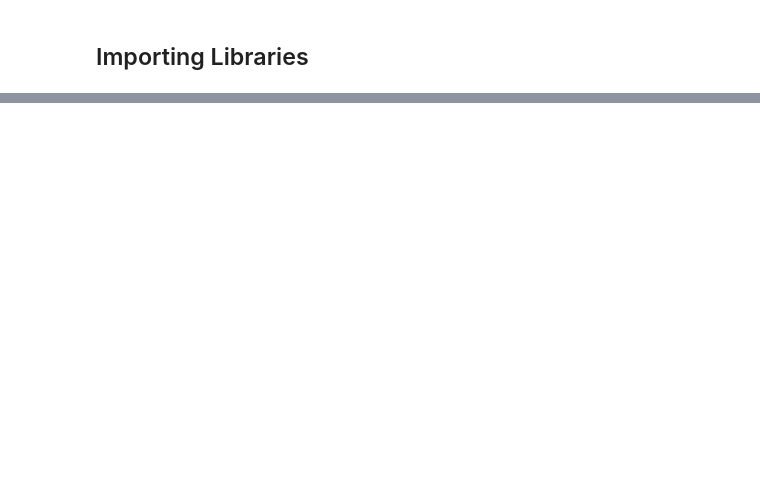
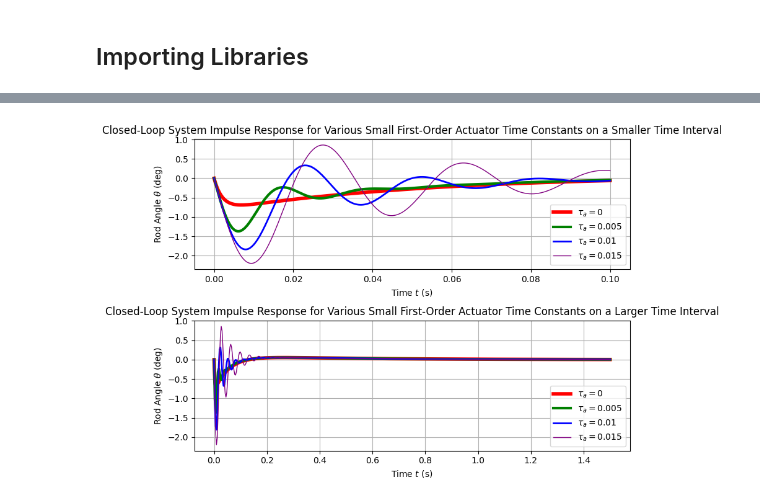
Before and after one commit to ollie3951/ELE2038-Control-Lab, a Jupyter notebook: ELE2038_Lab_Notebook.ipynb, the cells around one changed output, grey strips where cells are left out. Cells and saved outputs as stored; diff of their text form; code cells hidden in the pictures; blank space fills up the shorter version.

```diff
--- a/ELE2038_Lab_Notebook.ipynb
+++ b/ELE2038_Lab_Notebook.ipynb
@@ -27,0 +437,9 @@ Requirement already satisfied: six>=1.5 in /usr/local/lib/python3.11/dist-packag
+# %%
+# Defining PID parameters
+Kp = -1500
+taui = 2
+taud = 0.05
+# defining PID controller transfer function
+Gc = Kp * (1 + taui/s + taud*s)
+# defining the transfer function from D to Theta, Gload
+Gload = ctrl.feedback(Gtheta, (Gs*Gc*Ga))
@@ -27,0 +547,79 @@ Requirement already satisfied: six>=1.5 in /usr/local/lib/python3.11/dist-packag
+# %%
+# defining times to find impulse response at
+ts1 = np.linspace(0, 0.1, 500) # small time plot
+ts2 = np.linspace(0, 1.5, 500) # large time plot
+
+# Create a figure and a set of subplots to show small and large time interval
+fig, (ax1, ax2) = plt.subplots(2, 1, figsize=(8, 6))
+ax1.set_title('Closed-Loop System Impulse Response for Various Small First-Order Actuator Time Constants on a Smaller Time Interval')
+ax2.set_title('Closed-Loop System Impulse Response for Various Small First-Order Actuator Time Constants on a Larger Time Interval')
+
+# ACTUATOR 1 - unchanged from prior section since time constant is taken as zero
+# redefining Ga
+Ka = 1 # fixed
+taua = 0 # will be varied
+Ga = Ka / (taua * s + 1)
+# redefining the closed-loop (Theta over D) system containing the new actuator
+Gload = ctrl.feedback(Gtheta, (Gs*Gc*Ga))
+# calculating and plotting impulse response for small time
+t_imp, theta_imp = ctrl.impulse_response(Gload, ts1)
+ax1.plot(t_imp, np.rad2deg(theta_imp), 'r', linewidth=4, label=r'$\tau_a=0$')
+# calculating and plotting impulse response for large time
+t_imp, theta_imp = ctrl.impulse_response(Gload, ts2)
+ax2.plot(t_imp, np.rad2deg(theta_imp), 'r', linewidth=4, label=r'$\tau_a=0$')
+
+# ACTUATOR 2 - introducing very small time constant
+# redefining Ga
+Ka = 1 # fixed
+taua = 0.005 # will be varied
+Ga = Ka / (taua * s + 1)
+# redefining the closed-loop (Theta over D) system containing the new actuator
+Gload = ctrl.feedback(Gtheta, (Gs*Gc*Ga))
+# calculating and plotting impulse response
+t_imp, theta_imp = ctrl.impulse_response(Gload, ts1)
+ax1.plot(t_imp, np.rad2deg(theta_imp), 'g', linewidth=3, label=r'$\tau_a=0.005$')
+# calculating and plotting impulse response for large time
+t_imp, theta_imp = ctrl.impulse_response(Gload, ts2)
+ax2.plot(t_imp, np.rad2deg(theta_imp), 'g', linewidth=3, label=r'$\tau_a=0.005$')
+
+# ACTUATOR 3
+# redefining Ga
+Ka = 1 # fixed
+taua = 0.01 # will be varied
+Ga = Ka / (taua * s + 1)
+# redefining the closed-loop (Theta over D) system containing the new actuator
+Gload = ctrl.feedback(Gtheta, (Gs*Gc*Ga))
+# calculating and plotting impulse response
+t_imp, theta_imp = ctrl.impulse_response(Gload, ts1)
+ax1.plot(t_imp, np.rad2deg(theta_imp), 'b', linewidth=2, label=r'$\tau_a=0.01$')
+# calculating and plotting impulse response for large time
+t_imp, theta_imp = ctrl.impulse_response(Gload, ts2)
+ax2.plot(t_imp, np.rad2deg(theta_imp), 'b', linewidth=2, label=r'$\tau_a=0.01$')
+
+# ACTUATOR 4
+# redefining Ga
+Ka = 1 # fixed
+taua = 0.015 # will be varied
+Ga = Ka / (taua * s + 1)
+# redefining the closed-loop (Theta over D) system containing the new actuator
+Gload = ctrl.feedback(Gtheta, (Gs*Gc*Ga))
+# calculating and plotting impulse response
+t_imp, theta_imp = ctrl.impulse_response(Gload, ts1)
+ax1.plot(t_imp, np.rad2deg(theta_imp), 'purple', linewidth=1, label=r'$\tau_a=0.015$')
+# calculating and plotting impulse response for large time
+t_imp, theta_imp = ctrl.impulse_response(Gload, ts2)
+ax2.plot(t_imp, np.rad2deg(theta_imp), 'purple', linewidth=1, label=r'$\tau_a=0.015$')
+
+# configuring plot
+ax1.set_ylabel(r'Rod Angle $\theta$ (deg)')
+ax1.set_xlabel(r'Time $t$ (s)')
+ax2.set_ylabel(r'Rod Angle $\theta$ (deg)')
+ax2.set_xlabel(r'Time $t$ (s)')
+ax1.grid()
+ax2.grid()
+ax1.legend()
+ax2.legend()
+plt.tight_layout()
+plt.show()
+# %% [output]
+[figure, added]
```
Also changed, not shown: parts of 122 cells of this notebook.
